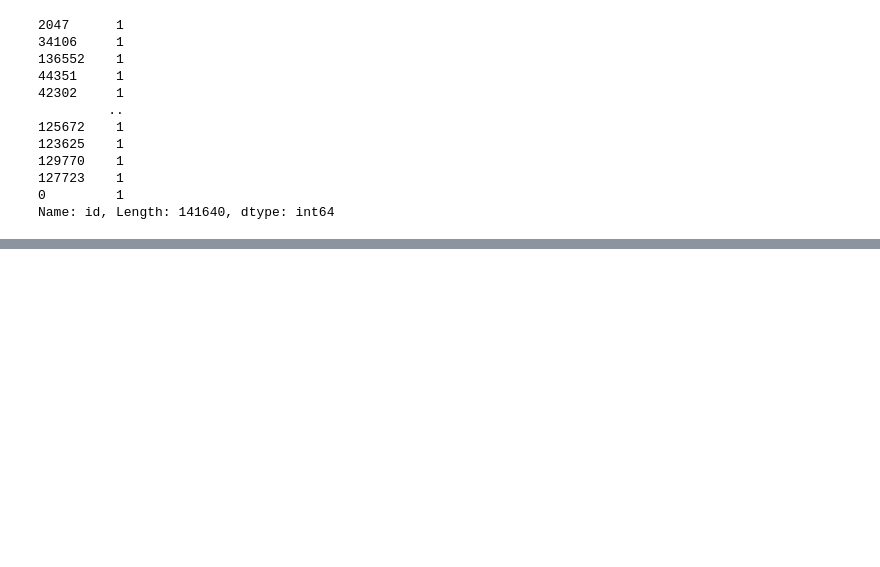
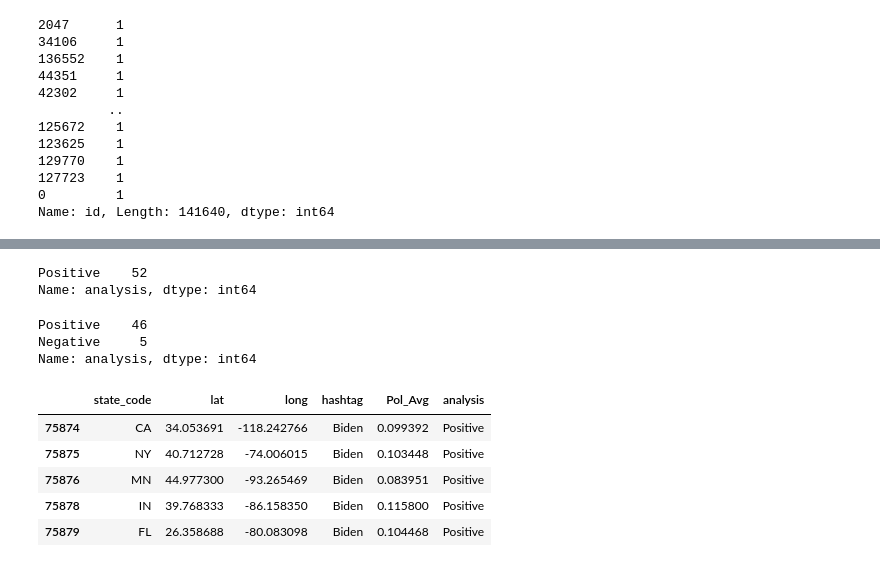
Before and after one commit to olivedisaster/Project-2, a Jupyter notebook: write_data.ipynb, the cells around one changed output, grey strips where cells are left out. Drawn from its saved outputs; the diff is of its cells as text; code cells hidden in the pictures; blank space fills up the shorter version.

```diff
--- a/write_data.ipynb
+++ b/write_data.ipynb
@@ -146,0 +300,32 @@ Name: id, Length: 141640, dtype: int64
+# %%
+biden['Pol_Avg'] = biden.groupby('state_code').polarity.transform('mean')
+trump['Pol_Avg'] = trump.groupby('state_code').polarity.transform('mean')
+# %%
+biden = biden[['state_code','lat', 'long', 'hashtag','Pol_Avg' ]]
+trump = trump[['state_code','lat', 'long', 'hashtag','Pol_Avg' ]]
+# %%
+biden = biden.drop_duplicates(subset=['state_code'], keep='first')
+trump = trump.drop_duplicates(subset=['state_code'], keep='first')
+# %%
+biden['analysis'] = biden['Pol_Avg'].apply(getAnalysis)
+trump['analysis'] = trump['Pol_Avg'].apply(getAnalysis)
+# %%
+biden['analysis'].value_counts()
+# %% [output]
+Positive    52
+Name: analysis, dtype: int64
+# %%
+trump['analysis'].value_counts()
+# %% [output]
+Positive    46
+Negative     5
+Name: analysis, dtype: int64
+# %%
+biden.head()
+# %% [output]
+|  | state_code | lat | long | hashtag | Pol_Avg | analysis |
+| 75874 | CA | 34.053691 | -118.242766 | Biden | 0.099392 | Positive |
+| 75875 | NY | 40.712728 | -74.006015 | Biden | 0.103448 | Positive |
+| 75876 | MN | 44.977300 | -93.265469 | Biden | 0.083951 | Positive |
+| 75878 | IN | 39.768333 | -86.158350 | Biden | 0.115800 | Positive |
+| 75879 | FL | 26.358688 | -80.083098 | Biden | 0.104468 | Positive |
```
Also changed, not shown: parts of 53 cells of this notebook, 2 other files.
